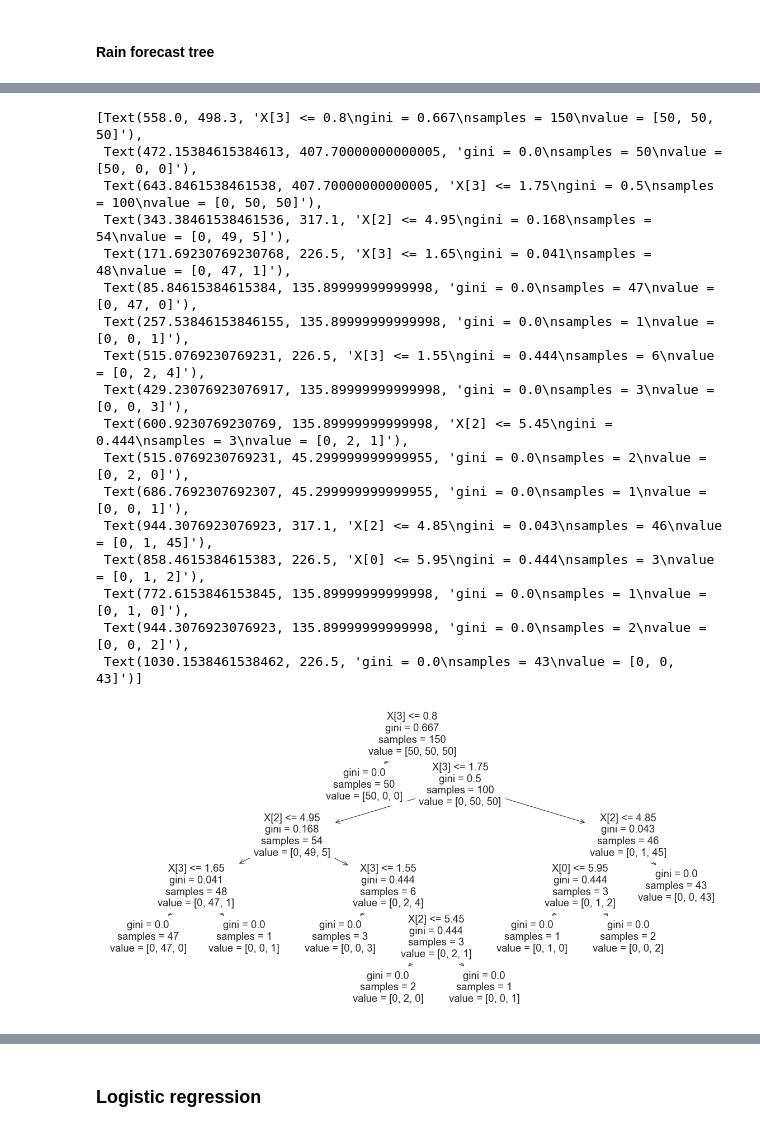
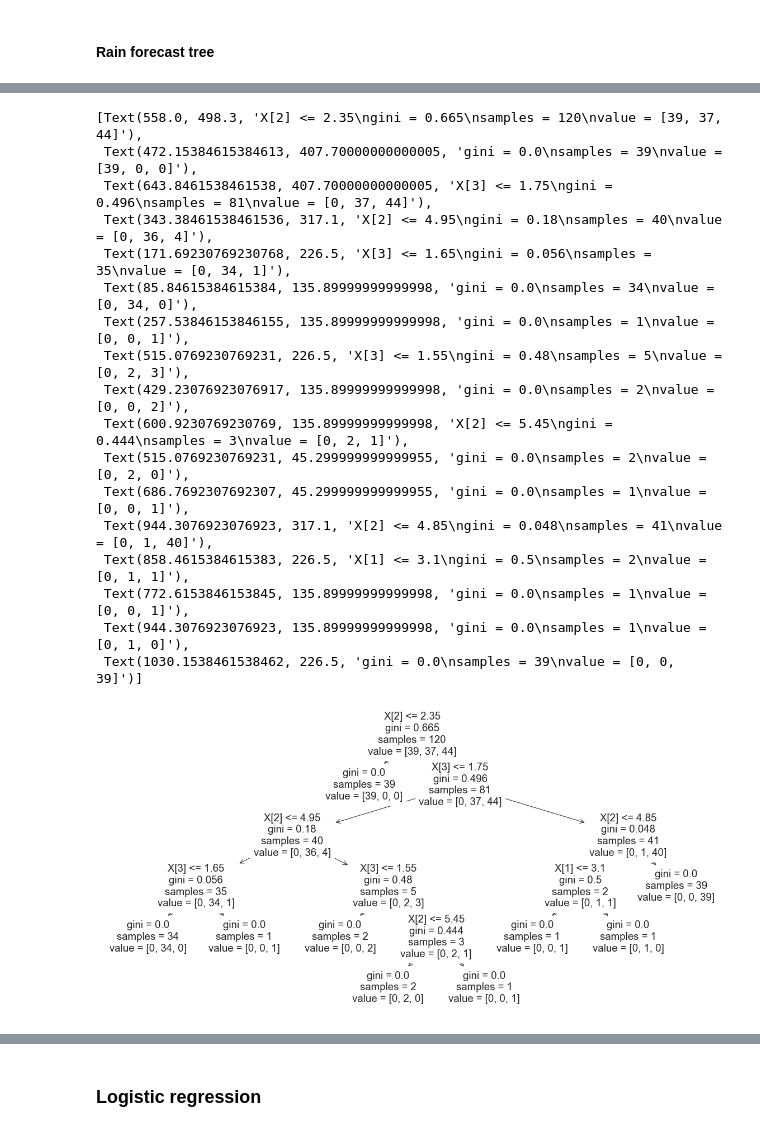
Before and after one commit to ulmii/machine-learning, a Jupyter notebook: classification.ipynb, the cells around one changed output, grey strips where cells are left out. Cells and saved outputs as stored; diff of their text form; code cells hidden in the pictures.

```diff
--- a/classification.ipynb
+++ b/classification.ipynb
@@ -115,8 +119,11 @@ A decision tree is a flowchart-like structure in which each internal node repres
 #### Rain forecast tree
 # %% [markdown]
 ![Rain forecast tree](https://miro.medium.com/max/2400/0*PB7MYQfzyaLaTp1n)
-# %%
-iris = datasets.load_iris()
-X, y = iris.data, iris.target
-clf = tree.DecisionTreeClassifier()
-clf = clf.fit(X, y)
+# %%
+df = datasets.load_iris()
+# %%
+X_train, X_test, y_train, y_test = train_test_split(df.data, df.target, test_size=.2, random_state=0)
+# %%
+dtc = tree.DecisionTreeClassifier().fit(X_train, y_train)
+
+dtc.score(X_test, y_test)
@@ -123,22 +164,22 @@ clf = clf.fit(X, y)
 # %%
-tree.plot_tree(clf)
+tree.plot_tree(dtc)
 # %% [output]
-[Text(558.0, 498.3, 'X[3] <= 0.8\ngini = 0.667\nsamples = 150\nvalue = [50, 50, 50]'),
- Text(472.15384615384613, 407.70000000000005, 'gini = 0.0\nsamples = 50\nvalue = [50, 0, 0]'),
- Text(643.8461538461538, 407.70000000000005, 'X[3] <= 1.75\ngini = 0.5\nsamples = 100\nvalue = [0, 50, 50]'),
- Text(343.38461538461536, 317.1, 'X[2] <= 4.95\ngini = 0.168\nsamples = 54\nvalue = [0, 49, 5]'),
- Text(171.69230769230768, 226.5, 'X[3] <= 1.65\ngini = 0.041\nsamples = 48\nvalue = [0, 47, 1]'),
- Text(85.84615384615384, 135.89999999999998, 'gini = 0.0\nsamples = 47\nvalue = [0, 47, 0]'),
+[Text(558.0, 498.3, 'X[2] <= 2.35\ngini = 0.665\nsamples = 120\nvalue = [39, 37, 44]'),
+ Text(472.15384615384613, 407.70000000000005, 'gini = 0.0\nsamples = 39\nvalue = [39, 0, 0]'),
+ Text(643.8461538461538, 407.70000000000005, 'X[3] <= 1.75\ngini = 0.496\nsamples = 81\nvalue = [0, 37, 44]'),
+ Text(343.38461538461536, 317.1, 'X[2] <= 4.95\ngini = 0.18\nsamples = 40\nvalue = [0, 36, 4]'),
+ Text(171.69230769230768, 226.5, 'X[3] <= 1.65\ngini = 0.056\nsamples = 35\nvalue = [0, 34, 1]'),
+ Text(85.84615384615384, 135.89999999999998, 'gini = 0.0\nsamples = 34\nvalue = [0, 34, 0]'),
  Text(257.53846153846155, 135.89999999999998, 'gini = 0.0\nsamples = 1\nvalue = [0, 0, 1]'),
- Text(515.0769230769231, 226.5, 'X[3] <= 1.55\ngini = 0.444\nsamples = 6\nvalue = [0, 2, 4]'),
- Text(429.23076923076917, 135.89999999999998, 'gini = 0.0\nsamples = 3\nvalue = [0, 0, 3]'),
+ Text(515.0769230769231, 226.5, 'X[3] <= 1.55\ngini = 0.48\nsamples = 5\nvalue = [0, 2, 3]'),
+ Text(429.23076923076917, 135.89999999999998, 'gini = 0.0\nsamples = 2\nvalue = [0, 0, 2]'),
  Text(600.9230769230769, 135.89999999999998, 'X[2] <= 5.45\ngini = 0.444\nsamples = 3\nvalue = [0, 2, 1]'),
  Text(515.0769230769231, 45.299999999999955, 'gini = 0.0\nsamples = 2\nvalue = [0, 2, 0]'),
  Text(686.7692307692307, 45.299999999999955, 'gini = 0.0\nsamples = 1\nvalue = [0, 0, 1]'),
- Text(944.3076923076923, 317.1, 'X[2] <= 4.85\ngini = 0.043\nsamples = 46\nvalue = [0, 1, 45]'),
- Text(858.4615384615383, 226.5, 'X[0] <= 5.95\ngini = 0.444\nsamples = 3\nvalue = [0, 1, 2]'),
- Text(772.6153846153845, 135.89999999999998, 'gini = 0.0\nsamples = 1\nvalue = [0, 1, 0]'),
- Text(944.3076923076923, 135.89999999999998, 'gini = 0.0\nsamples = 2\nvalue = [0, 0, 2]'),
- Text(1030.1538461538462, 226.5, 'gini = 0.0\nsamples = 43\nvalue = [0, 0, 43]')]
+ Text(944.3076923076923, 317.1, 'X[2] <= 4.85\ngini = 0.048\nsamples = 41\nvalue = [0, 1, 40]'),
+ Text(858.4615384615383, 226.5, 'X[1] <= 3.1\ngini = 0.5\nsamples = 2\nvalue = [0, 1, 1]'),
+ Text(772.6153846153845, 135.89999999999998, 'gini = 0.0\nsamples = 1\nvalue = [0, 0, 1]'),
+ Text(944.3076923076923, 135.89999999999998, 'gini = 0.0\nsamples = 1\nvalue = [0, 1, 0]'),
+ Text(1030.1538461538462, 226.5, 'gini = 0.0\nsamples = 39\nvalue = [0, 0, 39]')]
-[figure, old version]
+[figure, new version]
 # %%
```
Also changed, not shown: parts of 46 cells of this notebook.
